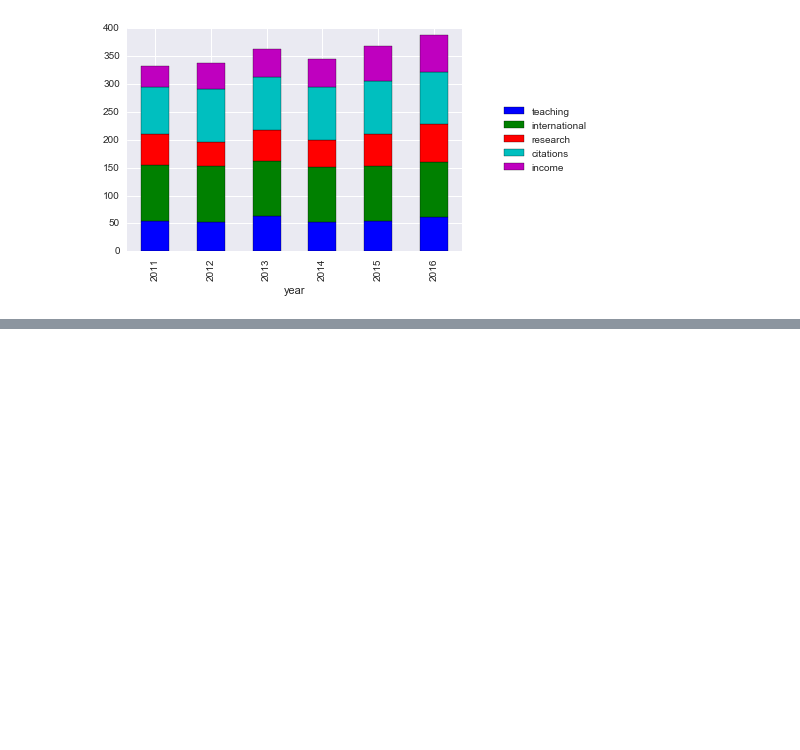
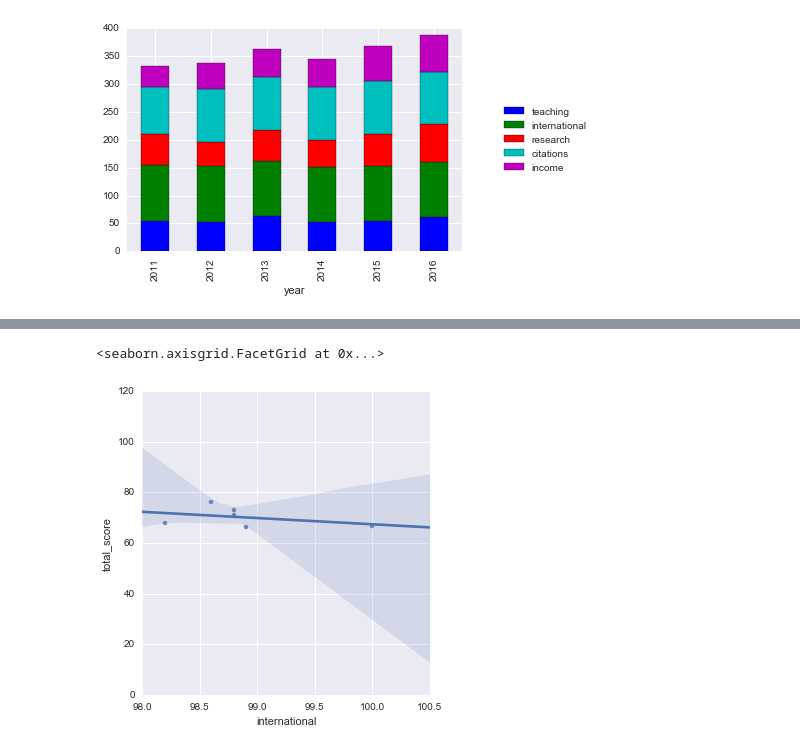
Before and after one commit to arnaudbenard/university-ranking, a Jupyter notebook: Analysis.ipynb, the cells around one changed output, grey strips where cells are left out. Drawn from its saved outputs; the diff is of its cells as text; code cells hidden in the pictures; blank space fills up the shorter version.

```diff
--- a/Analysis.ipynb
+++ b/Analysis.ipynb
@@ -107,0 +135,5 @@ times_epfl_df
+# %%
+sns.lmplot(x="international", y="total_score", data=times_epfl_df)
+# %% [output]
+<seaborn.axisgrid.FacetGrid at 0x...>
+[figure, added]
```
Also changed, not shown: parts of 7 cells of this notebook.
